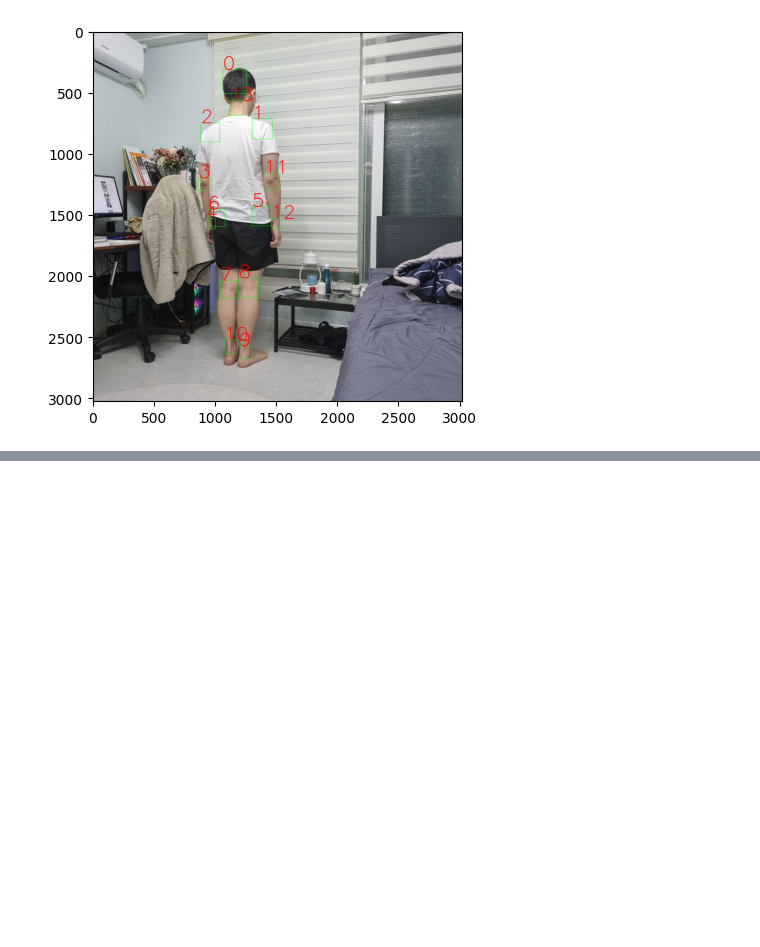
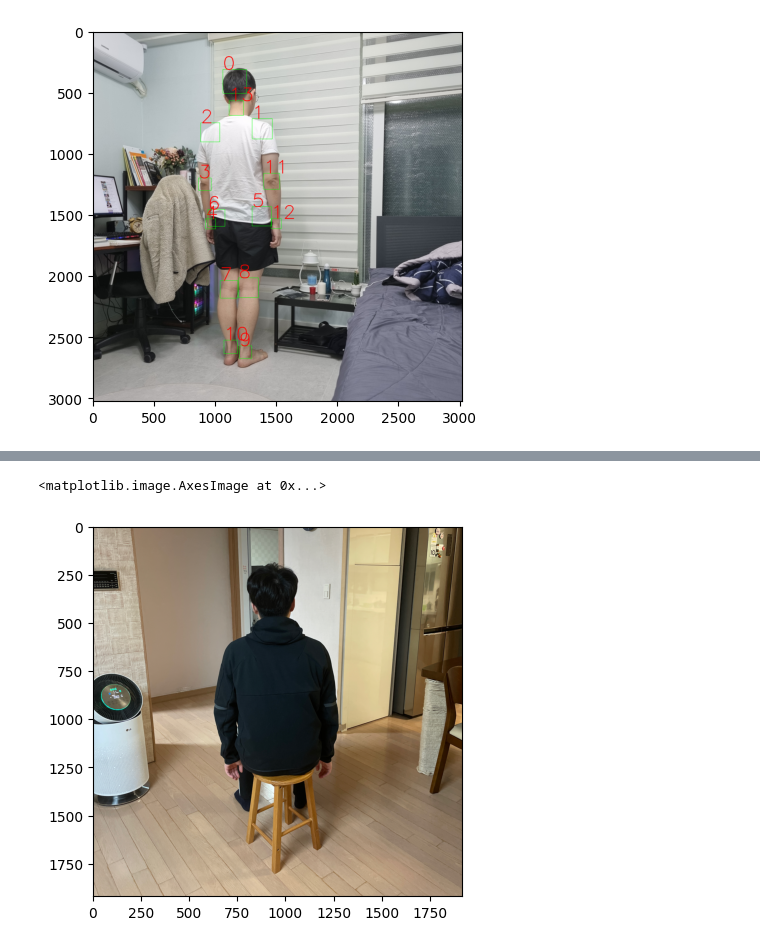
Before and after one commit to PikaSannnnn/MassageBot, a Jupyter notebook: dataProcessing.ipynb, the cells around one changed output, grey strips where cells are left out. Drawn from its saved outputs; the diff is of its cells as text; code cells hidden in the pictures; blank space fills up the shorter version.

Commit message:
Dataloader support higher number of batch

```diff
--- a/dataProcessing.ipynb
+++ b/dataProcessing.ipynb
@@ -139,7 +139,7 @@ class backDataset(Dataset):
                 y2 = (center_y + int(h) // 2) * 1920 / original_h
                 boxes.append([int(class_id), x1, y1, x2, y2])
         img = normalize(img)
-        return img, boxes
+        return img, torch.tensor(boxes)
 # %%
 test_loader = DataLoader(backDataset(), batch_size=1, shuffle=True)
 # %%
@@ -161,15 +170,29 @@ Clipping input data to the valid range for imshow with RGB data ([0..1] for floa
 # %%
 from torch.utils.data import DataLoader, random_split
 from torchvision import transforms
+
+def collate_fn(batch):
+    img = [item[0] for item in batch]
+    boxes = [item[1] for item in batch]
+    max_boxes = max([len(box) for box in boxes])
+    print(boxes[0].shape)
+    print(max_boxes)
+    boxes_list_padded = []
+    for box in boxes:
+        if box.shape[0] < max_boxes:
+            box = torch.cat([box, torch.zeros(max_boxes - box.shape[0], 5)])
+        boxes_list_padded.append(box)
+    return torch.stack(img), torch.stack(boxes_list_padded)
+
 
 dataset = backDataset()
 train_size = int(0.7 * len(dataset))
 val_size = int(0.1 * len(dataset))
 test_size = len(dataset) - train_size - val_size
 train_dataset, val_dataset, test_dataset = random_split(dataset, [train_size, val_size, test_size])
-train_loader = DataLoader(train_dataset, batch_size=1, shuffle=True)
-val_loader = DataLoader(val_dataset, batch_size=1, shuffle=True)
-test_loader = DataLoader(test_dataset, batch_size=1, shuffle=True)
+train_loader = DataLoader(train_dataset, batch_size=10, shuffle=True, collate_fn=collate_fn)
+val_loader = DataLoader(val_dataset, batch_size=10, shuffle=True, collate_fn=collate_fn)
+test_loader = DataLoader(test_dataset, batch_size=10, shuffle=True, collate_fn=collate_fn)
 # %%
 test_train_img, test_train_data = next(iter(train_loader))
 print(test_train_img.shape)
@@ -184,0 +225,6 @@ plt.imshow(test_train_img[0].numpy())
+# %%
+# plt.imshow(test_train_img[0].numpy())
+plt.imshow(cv2.cvtColor(test_train_img[4].numpy(), cv2.COLOR_BGR2RGB))
+# %% [output]
+<matplotlib.image.AxesImage at 0x...>
+[figure, added]
```
Also changed, not shown: parts of 4 cells of this notebook.
